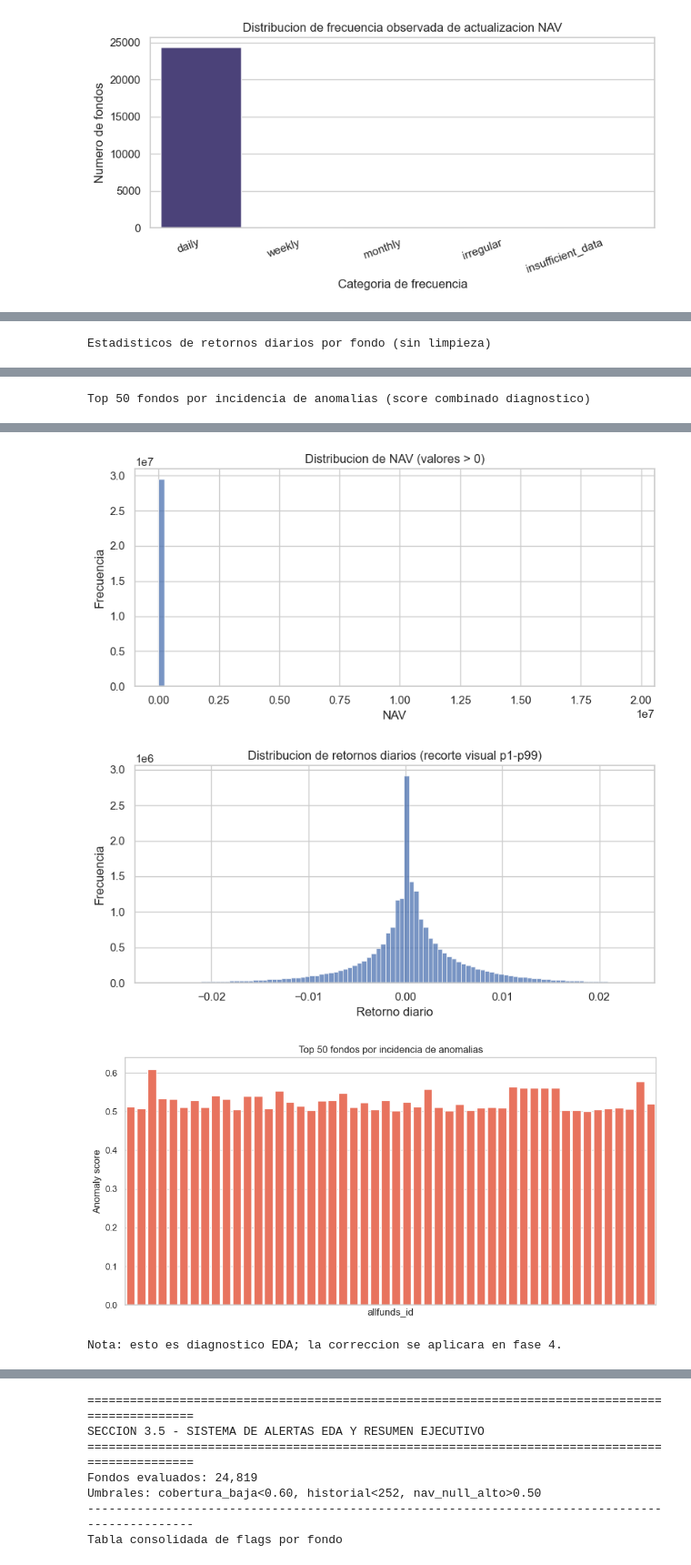
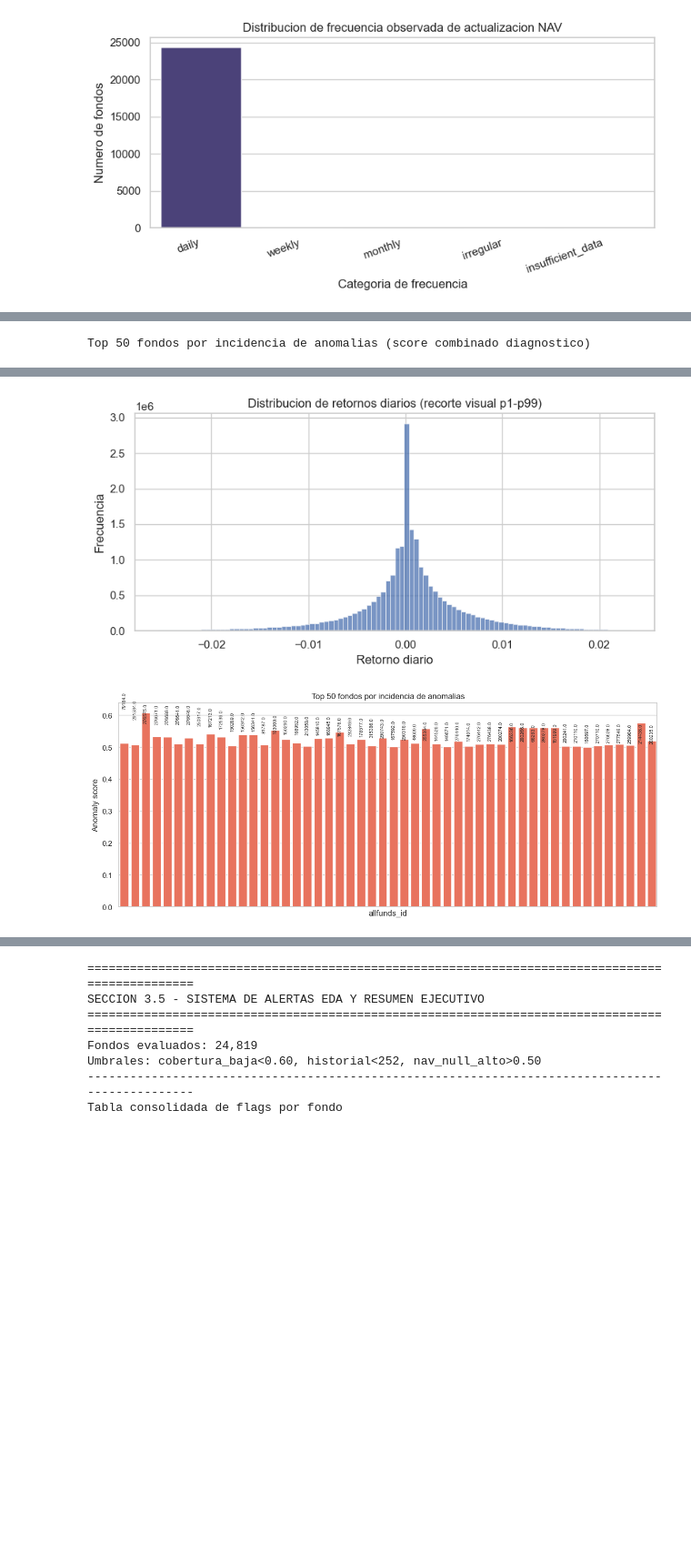
Before and after one commit to Romequinco/TAREA_SUPERVISED_LEARNIGN_-AND_DATA_PREPROCESSING, a Jupyter notebook: TAREA.ipynb, the cells around one changed output, grey strips where cells are left out. Shown at 91% size. Saved outputs shown, nothing was run; the diff lists cells and outputs as text; code cells hidden in the pictures; blank space fills up the shorter version.

Commit message:
fase 3 completada mkdowns

```diff
--- a/TAREA.ipynb
+++ b/TAREA.ipynb
@@ -1167,8 +1271,9 @@ En esta subsección diferenciamos **diagnóstico** de **corrección**:
 
 Esto permite anticipar si los problemas son puntuales o sistémicos y preparar reglas de fase 4 con evidencia, evitando decisiones ad hoc.
 # %%
-# 3.4 - Calidad de NAV y anomalias preliminares (EDA diagnostico)
+# 3.4 - Calidad de NAV y anomalías preliminares (EDA diagnóstico)
 # Restricciones: no corregir, no imputar, no eliminar registros.
+# Sin estadísticos de NAV; con estadísticos de retornos diarios por fondo.
 
 if "daily_panel" not in globals():
     raise NameError("No existe `daily_panel` en memoria. Ejecuta antes la construccion/carga del panel.")
@@ -1181,7 +1286,6 @@ panel = daily_panel
 if "nav" not in panel.columns:
     raise KeyError("Se requiere columna `nav` para el diagnostico 3.4.")
 
-# Clave de fondo
 def _pick_fund_col(df: pd.DataFrame) -> str:
     if "allfunds_id" in df.columns:
         return "allfunds_id"
@@ -1189,7 +1293,6 @@ def _pick_fund_col(df: pd.DataFrame) -> str:
         return "isin"
     raise KeyError("Se requiere `allfunds_id` o `isin` para analisis por fondo.")
 
-# Columna temporal
 def _pick_date_col(df: pd.DataFrame) -> str:
     if "date" in df.columns:
         return "date"
@@ -1225,25 +1328,24 @@ nav_quality_by_fund["pct_nav_nonpos"] = nav_quality_by_fund["n_nav_nonpos"] / na
 n_nav_nonpos_global = int((work["nav"] <= 0).sum())
 pct_nav_nonpos_global = float((work["nav"] <= 0).mean() * 100)
 
-# 3) Distribucion NAV (sobre NAV valido >0 para estadistica descriptiva)
-nav_valid = work["nav"].dropna()
-nav_pos = nav_valid[nav_valid > 0]
-nav_stats = nav_pos.describe(percentiles=[0.01, 0.05, 0.5, 0.95, 0.99]).to_frame(name="nav")
-
-# 4) Retornos diarios por fondo (sin limpieza correctiva)
+# 3) Retornos diarios por fondo (sin limpieza correctiva)
 ret_df = work[[fund_col, date_col, "nav"]].copy().sort_values([fund_col, date_col])
 ret_df["ret_1d"] = ret_df.groupby(fund_col)["nav"].pct_change(fill_method=None)
 ret_df["ret_1d"] = ret_df["ret_1d"].replace([np.inf, -np.inf], np.nan)
 
 ret_series = ret_df["ret_1d"].dropna()
-ret_stats = ret_series.describe(percentiles=[0.001, 0.01, 0.05, 0.5, 0.95, 0.99, 0.999]).to_frame(name="ret_1d")
 
-# 5) Extremos diagnosticos (criterio explicito)
-# Criterio A: colas por percentiles globales
+# 4) Estadísticos de retornos diarios POR FONDO
+ret_stats_by_fund = (
+    ret_df.groupby(fund_col)["ret_1d"]
+    .describe(percentiles=[0.01, 0.05, 0.25, 0.5, 0.75, 0.95, 0.99])
+    .reset_index()
+)
+
+# 5) Extremos diagnósticos (criterio explícito)
 q_low, q_high = ret_series.quantile([0.01, 0.99]) if len(ret_series) else (np.nan, np.nan)
 ret_df["flag_extremo_pct"] = ret_df["ret_1d"].lt(q_low) | ret_df["ret_1d"].gt(q_high)
 
-# Criterio B: IQR global
 q1, q3 = ret_series.quantile([0.25, 0.75]) if len(ret_series) else (np.nan, np.nan)
 iqr = q3 - q1 if pd.notna(q1) and pd.notna(q3) else np.nan
 iqr_low = q1 - 1.5 * iqr if pd.notna(iqr) else np.nan
@@ -1270,7 +1372,7 @@ ret_anom_by_fund["pct_extremos_iqr"] = np.where(
     0.0,
 )
 
-# 6) Top 50 fondos por incidencia de anomalias (score combinado diagnostico)
+# 6) Top 50 fondos por incidencia de anomalías
 anom_by_fund = nav_quality_by_fund.merge(ret_anom_by_fund, on=fund_col, how="left")
 for c in ["n_ret_valid", "n_extremos_pct", "n_extremos_iqr", "pct_extremos_pct", "pct_extremos_iqr"]:
     anom_by_fund[c] = anom_by_fund[c].fillna(0)
@@ -1283,6 +1385,7 @@ anom_by_fund["anom_score"] = (
 
 top50_anomalias = anom_by_fund.sort_values("anom_score", ascending=False).head(50)
 
+# --- Salida ---
 print("=" * 94)
 print("SECCION 3.4 - CALIDAD DE NAV Y ANOMALIAS PRELIMINARES")
 print("=" * 94)
@@ -1293,23 +1396,16 @@ print(f"Retornos validos analizados: {len(ret_series):,}")
 print(f"Umbral extremos percentiles (1%-99%): [{q_low:.6f}, {q_high:.6f}]")
 print(f"Umbral extremos IQR: [{iqr_low:.6f}, {iqr_high:.6f}]")
 print("-" * 94)
-print("Estadisticos de NAV (solo NAV > 0)")
-display(nav_stats)
-print("Estadisticos de retornos diarios por fondo (sin limpieza)")
-display(ret_stats)
+print("Estadisticos de retornos diarios POR FONDO (muestra: fondos con mas retornos validos)")
+# Ordenar por count y mostrar muestra
+ret_stats_orden = ret_stats_by_fund.merge(
+    ret_anom_by_fund[[fund_col, "n_ret_valid"]], on=fund_col
+).sort_values("n_ret_valid", ascending=False)
+display(ret_stats_orden.head(20))
 print("Top 50 fondos por incidencia de anomalias (score combinado diagnostico)")
 display(top50_anomalias)
 
-# Graficos minimos solicitados
-plt.figure(figsize=(8, 4))
-_ = sns.histplot(nav_pos, bins=80, kde=False)
-plt.title("Distribucion de NAV (valores > 0)")
-plt.xlabel("NAV")
-plt.ylabel("Frecuencia")
-plt.tight_layout()
-plt.show()
-
-# Recorte visual para no ocultar la masa central por colas extremas
+# Gráficos (sin histograma de NAV)
 r_lo, r_hi = ret_series.quantile([0.01, 0.99]) if len(ret_series) else (np.nan, np.nan)
 ret_plot = ret_series[(ret_series >= r_lo) & (ret_series <= r_hi)] if pd.notna(r_lo) else ret_series
 
@@ -1321,21 +1417,25 @@ plt.ylabel("Frecuencia")
 plt.tight_layout()
 plt.show()
 
-plt.figure(figsize=(10, 5))
-_ = sns.barplot(data=top50_anomalias, x=fund_col, y="anom_score", color="tomato")
+plt.figure(figsize=(12, 5))
+ax = sns.barplot(data=top50_anomalias, x=fund_col, y="anom_score", color="tomato")
 plt.title("Top 50 fondos por incidencia de anomalias")
 plt.xlabel(fund_col)
 plt.ylabel("Anomaly score")
+
+# Fund ID sobre cada barra
+for i, (_, row) in enumerate(top50_anomalias.iterrows()):
+    ax.text(i, row["anom_score"] + 0.01, str(row[fund_col]),
+            ha="center", va="bottom", rotation=90, fontsize=7)
+
 plt.xticks([], [])
 plt.tight_layout()
 plt.show()
 
-# Salidas utiles para pipeline posterior
 nav_quality_34 = nav_quality_by_fund.copy()
 ret_quality_34 = ret_anom_by_fund.copy()
 anom_34 = anom_by_fund.copy()
-
-print("Nota: esto es diagnostico EDA; la correccion se aplicara en fase 4.")
+ret_stats_by_fund_34 = ret_stats_by_fund.copy()
 # %% [output]
 ==============================================================================================
 SECCION 3.4 - CALIDAD DE NAV Y ANOMALIAS PRELIMINARES
@@ -1362 +1468 @@ Estadisticos de NAV (solo NAV > 0)
-Estadisticos de retornos diarios por fondo (sin limpieza)
+Top 50 fondos por incidencia de anomalias (score combinado diagnostico)
@@ -1376 +1485,0 @@ Estadisticos de retornos diarios por fondo (sin limpieza)
-Top 50 fondos por incidencia de anomalias (score combinado diagnostico)
@@ -1394,4 +1486,2 @@ Top 50 fondos por incidencia de anomalias (score combinado diagnostico)
-[figure, old version]
+[figure, new version]
-[figure, old version]
+[figure, new version]
-[figure, removed]
-Nota: esto es diagnostico EDA; la correccion se aplicara en fase 4.
```
Also changed, not shown: parts of 22 cells of this notebook.
